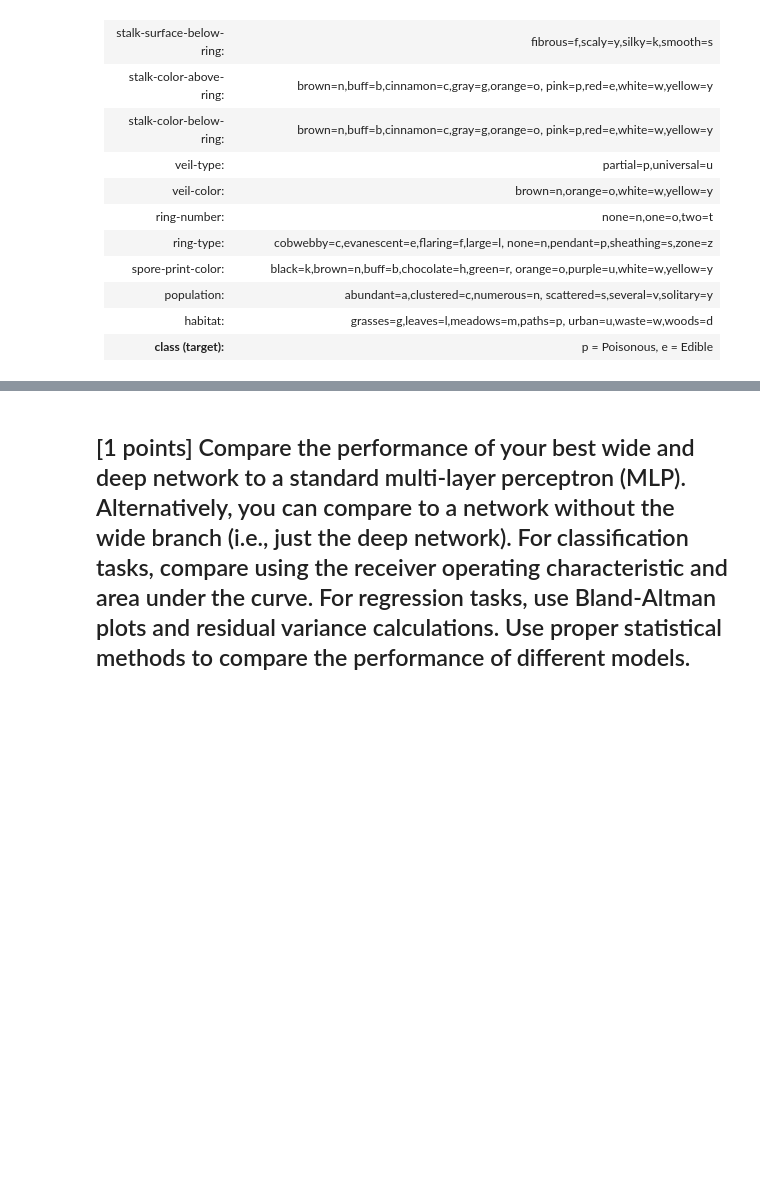
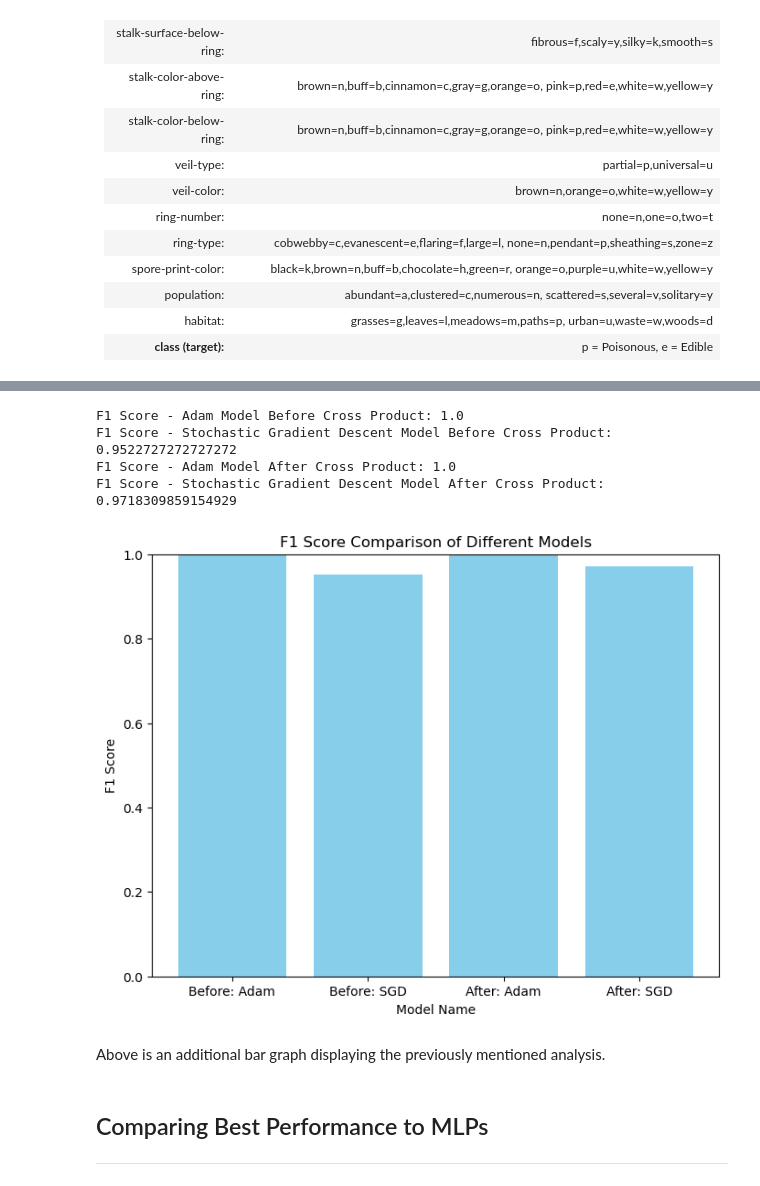
Before and after one commit to JayVisions/CS7324As, a Jupyter notebook: Lab5/Lab5.ipynb, the cells around one changed output, grey strips where cells are left out. Cells and saved outputs as stored; diff of their text form; code cells hidden in the pictures; blank space fills up the shorter version.

```diff
--- a/Lab5/Lab5.ipynb
+++ b/Lab5/Lab5.ipynb
@@ -349,5 +424,47 @@ plt.show()
+# %%
+from sklearn.metrics import f1_score
+import matplotlib.pyplot as plt
+
+# Calculate F1 score for each model
+f1_score_1_orig = f1_score(y_test_orig, yhat_1_orig)
+f1_score_2_orig = f1_score(y_test_orig, yhat_2_orig)
+f1_score_1 = f1_score(y_test, yhat_1)
+f1_score_2 = f1_score(y_test, yhat_2)
+
+# Print F1 scores
+print("F1 Score - Adam Model Before Cross Product:", f1_score_1_orig)
+print("F1 Score - Stochastic Gradient Descent Model Before Cross Product:", f1_score_2_orig)
+print("F1 Score - Adam Model After Cross Product:", f1_score_1)
+print("F1 Score - Stochastic Gradient Descent Model After Cross Product:", f1_score_2)
+
+# F1 scores for each model
+f1_scores = [f1_score_1, f1_score_2]
+models_before = ['Before: Adam', 'Before: SGD']
+f1_scores_orig = [f1_score_1_orig, f1_score_2_orig]
+models_after = ['After: Adam', 'After: SGD']
+
+
+# Plot
+plt.figure(figsize=(8, 6))
+
+
+plt.bar(models_before, f1_scores_orig, color='skyblue')
+plt.bar(models_after, f1_scores, color='skyblue')
+plt.xlabel('Model Name')
+plt.ylabel('F1 Score')
+plt.title('F1 Score Comparison of Different Models')
+plt.ylim(0, 1)  # Set y-axis limits to 0 and 1 for F1 score
+plt.show()
+# %% [output]
+F1 Score - Adam Model Before Cross Product: 1.0
+F1 Score - Stochastic Gradient Descent Model Before Cross Product: 0.9522727272727272
+F1 Score - Adam Model After Cross Product: 1.0
+F1 Score - Stochastic Gradient Descent Model After Cross Product: 0.9718309859154929
+[figure, added]
+# %% [markdown]
+Above is an additional bar graph displaying the previously mentioned analysis.
 # %% [markdown]
-[1 points] Compare the performance of your best wide and deep network to a standard multi-layer perceptron (MLP). Alternatively, you can compare to a network without the wide branch (i.e., just the deep network). For classification tasks, compare using the receiver operating characteristic and area under the curve. For regression tasks, use Bland-Altman plots and residual variance calculations.  Use proper statistical methods to compare the performance of different models.
+## Comparing Best Performance to MLPs
 -----
 # %%
 from sklearn import __version__ as sklearn_version
```
Also changed, not shown: parts of 29 cells of this notebook, 1 other file.
